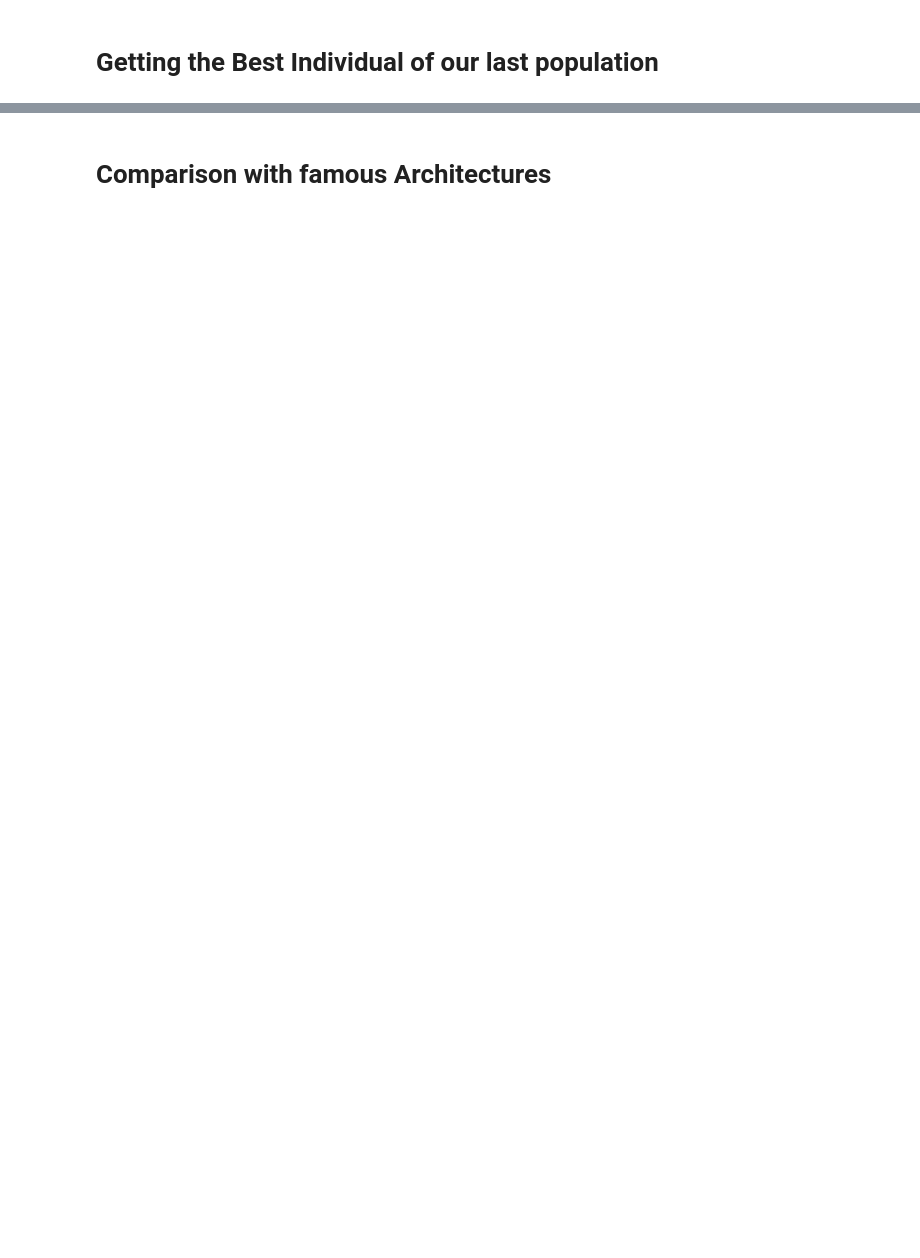
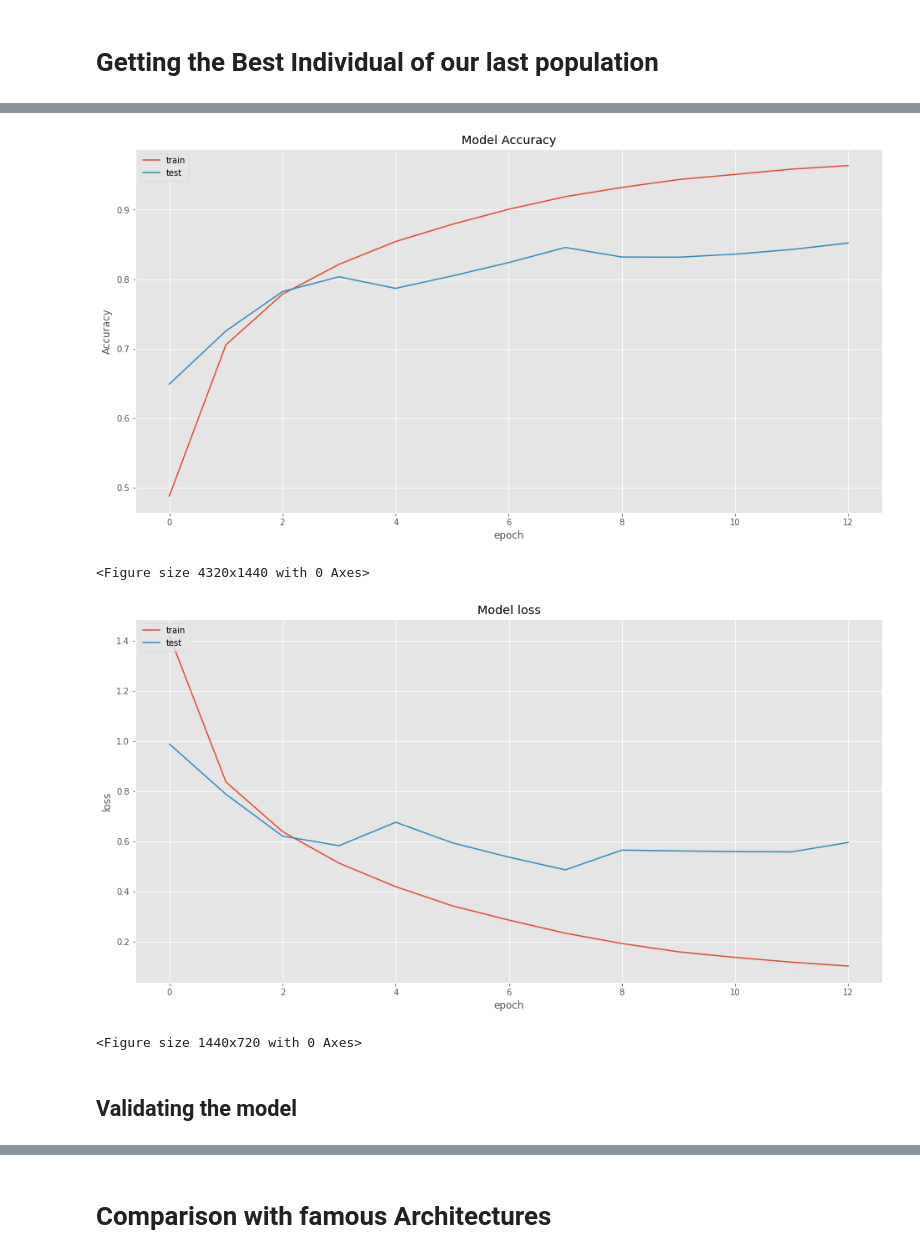
Before and after one commit to guillermovc/autocnn_with_ga, a Jupyter notebook: AutoCNN.ipynb, the cells around one changed output, grey strips where cells are left out. Saved outputs shown, nothing was run; the diff lists cells and outputs as text; code cells hidden in the pictures; blank space fills up the shorter version.

```diff
--- a/AutoCNN.ipynb
+++ b/AutoCNN.ipynb
@@ -797,0 +917,12 @@ print(best_individual.encoding)
+# %%
+# We generate the model again to get fresh weights and train it from scratch
+genetic_model = best_ind.generate_model()
+
+# Compiling model
+genetic_model.compile(optimizer="adam", loss="categorical_crossentropy", metrics=["accuracy"])
+
+# Model Checkpoint callback save the best model, not last.
+checkpoint_genetic_name = "genetic_best.h5"
+checkpoint = ModelCheckpoint(filepath=checkpoint_genetic_name, monitor='val_loss', verbose=1, save_best_only=True, mode='min')
+early_stopping = EarlyStopping(monitor="val_loss", mode="min", patience=5)
+callbacks = [checkpoint, early_stopping]
@@ -797,0 +956,9 @@ print(best_individual.encoding)
+# %%
+plot_training_history(genetic_model_history)
+# %% [output]
+[figure, added]
+<Figure size 4320x1440 with 0 Axes>
+[figure, added]
+<Figure size 1440x720 with 0 Axes>
+# %% [markdown]
+## Validating the model
```
Also changed, not shown: parts of 45 cells of this notebook, 2 other files.
